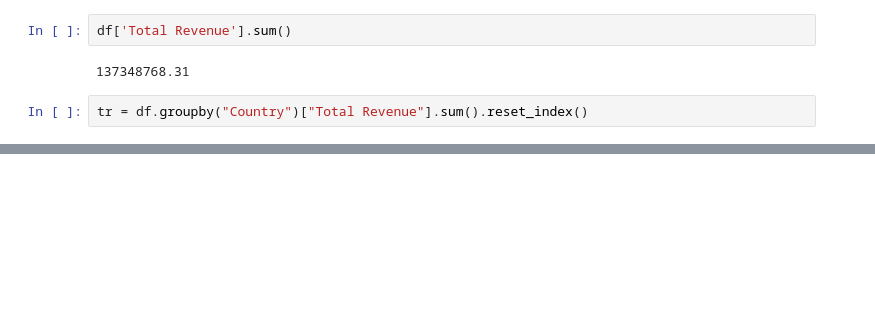
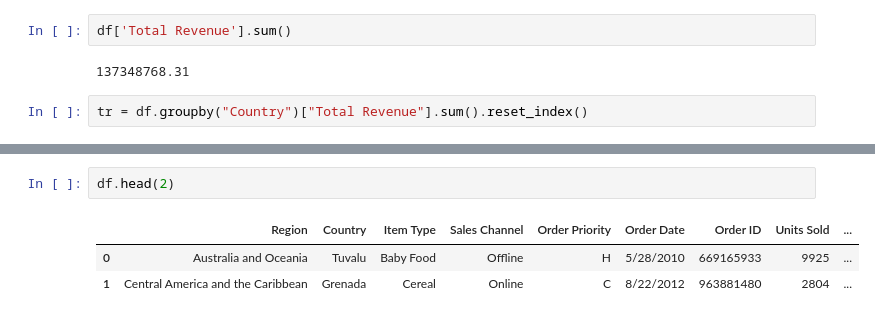
Before and after one commit to vikrantpagare/Amazon-sales-Data-Analysis, a Jupyter notebook: amazon.ipynb, the cells around one changed output, grey strips where cells are left out. Saved outputs shown, nothing was run; the diff lists cells and outputs as text; blank space fills up the shorter version.

```diff
--- a/amazon.ipynb
+++ b/amazon.ipynb
@@ -65,0 +76,6 @@ tr.sort_values(by='Total Revenue',ascending=False)
+# %%
+df.head(2)
+# %% [output]
+|  | Region | Country | Item Type | Sales Channel | Order Priority | Order Date | Order ID | Units Sold | ... |
+| 0 | Australia and Oceania | Tuvalu | Baby Food | Offline | H | 5/28/2010 | 669165933 | 9925 | ... |
+| 1 | Central America and the Caribbean | Grenada | Cereal | Online | C | 8/22/2012 | 963881480 | 2804 | ... |
```
Also changed, not shown: parts of 12 cells of this notebook.
